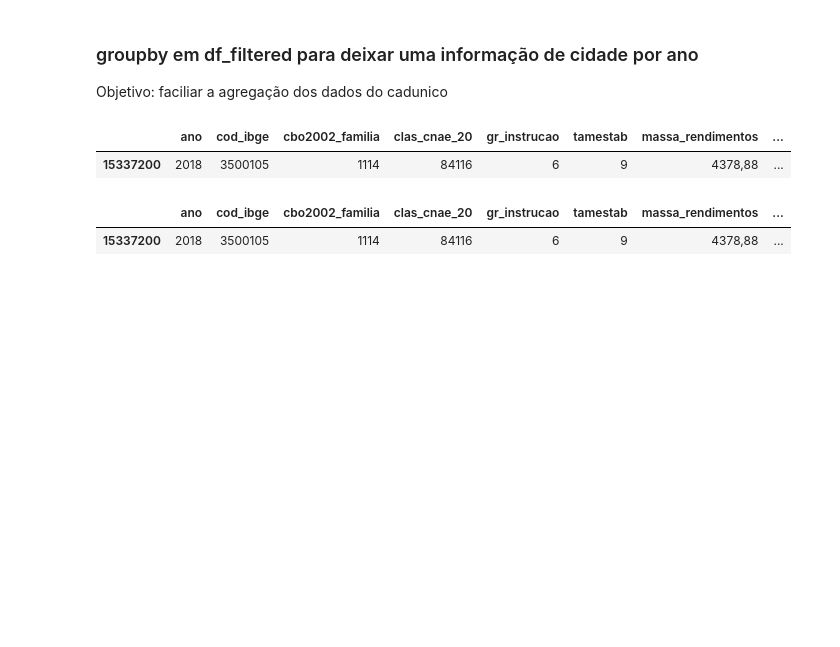
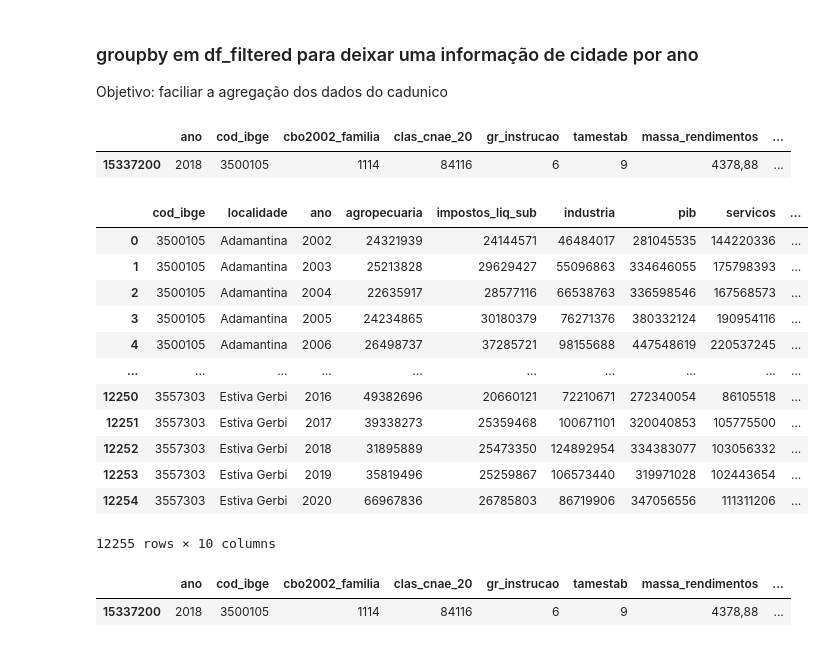
Before and after one commit to gustavonegrao/projeto_SSC0957, a Jupyter notebook: PCD_Rais.ipynb, the cells around one changed output. Cells and saved outputs as stored; diff of their text form; code cells hidden in the pictures; blank space fills up the shorter version.

```diff
--- a/PCD_Rais.ipynb
+++ b/PCD_Rais.ipynb
@@ -602,6 +602,22 @@ df_filtered.head(1)
 #df_financas = df_filtered[['ano', 'pib_agropecuaria','pib_impostos_liq_sub','pib_industria','pib_pib','pib_servicos','pib_servicos_adm_publica','pib_valor_add','ipca_alimentos_bebidas','ipca_artigos_residencia','ipca_comunicacao','ipca_despesas_pessoais','ipca_educacao','ipca_habitacao','ipca_saude_cuidados_pessoais','ipca_transportes','ipca_vestuario','ipca_geral']].drop_duplicates()
 
 df_financas = df_filtered[['ano','ipca_alimentos_bebidas','ipca_artigos_residencia','ipca_comunicacao','ipca_despesas_pessoais','ipca_educacao','ipca_habitacao','ipca_saude_cuidados_pessoais','ipca_transportes','ipca_vestuario','ipca_geral']].drop_duplicates()
+# %%
+df_pib
+# %% [output]
+|  | cod_ibge | localidade | ano | agropecuaria | impostos_liq_sub | industria | pib | servicos | ... |
+| 0 | 3500105 | Adamantina | 2002 | 24321939 | 24144571 | 46484017 | 281045535 | 144220336 | ... |
+| 1 | 3500105 | Adamantina | 2003 | 25213828 | 29629427 | 55096863 | 334646055 | 175798393 | ... |
+| 2 | 3500105 | Adamantina | 2004 | 22635917 | 28577116 | 66538763 | 336598546 | 167568573 | ... |
+| 3 | 3500105 | Adamantina | 2005 | 24234865 | 30180379 | 76271376 | 380332124 | 190954116 | ... |
+| 4 | 3500105 | Adamantina | 2006 | 26498737 | 37285721 | 98155688 | 447548619 | 220537245 | ... |
+| ... | ... | ... | ... | ... | ... | ... | ... | ... | ... |
+| 12250 | 3557303 | Estiva Gerbi | 2016 | 49382696 | 20660121 | 72210671 | 272340054 | 86105518 | ... |
+| 12251 | 3557303 | Estiva Gerbi | 2017 | 39338273 | 25359468 | 100671101 | 320040853 | 105775500 | ... |
+| 12252 | 3557303 | Estiva Gerbi | 2018 | 31895889 | 25473350 | 124892954 | 334383077 | 103056332 | ... |
+| 12253 | 3557303 | Estiva Gerbi | 2019 | 35819496 | 25259867 | 106573440 | 319971028 | 102443654 | ... |
+| 12254 | 3557303 | Estiva Gerbi | 2020 | 66967836 | 26785803 | 86719906 | 347056556 | 111311206 | ... |
+12255 rows × 10 columns
 # %%
 df_filtered.head(1)
 # %% [output]
```
Also changed, not shown: parts of 3 cells of this notebook, 1 other file.
